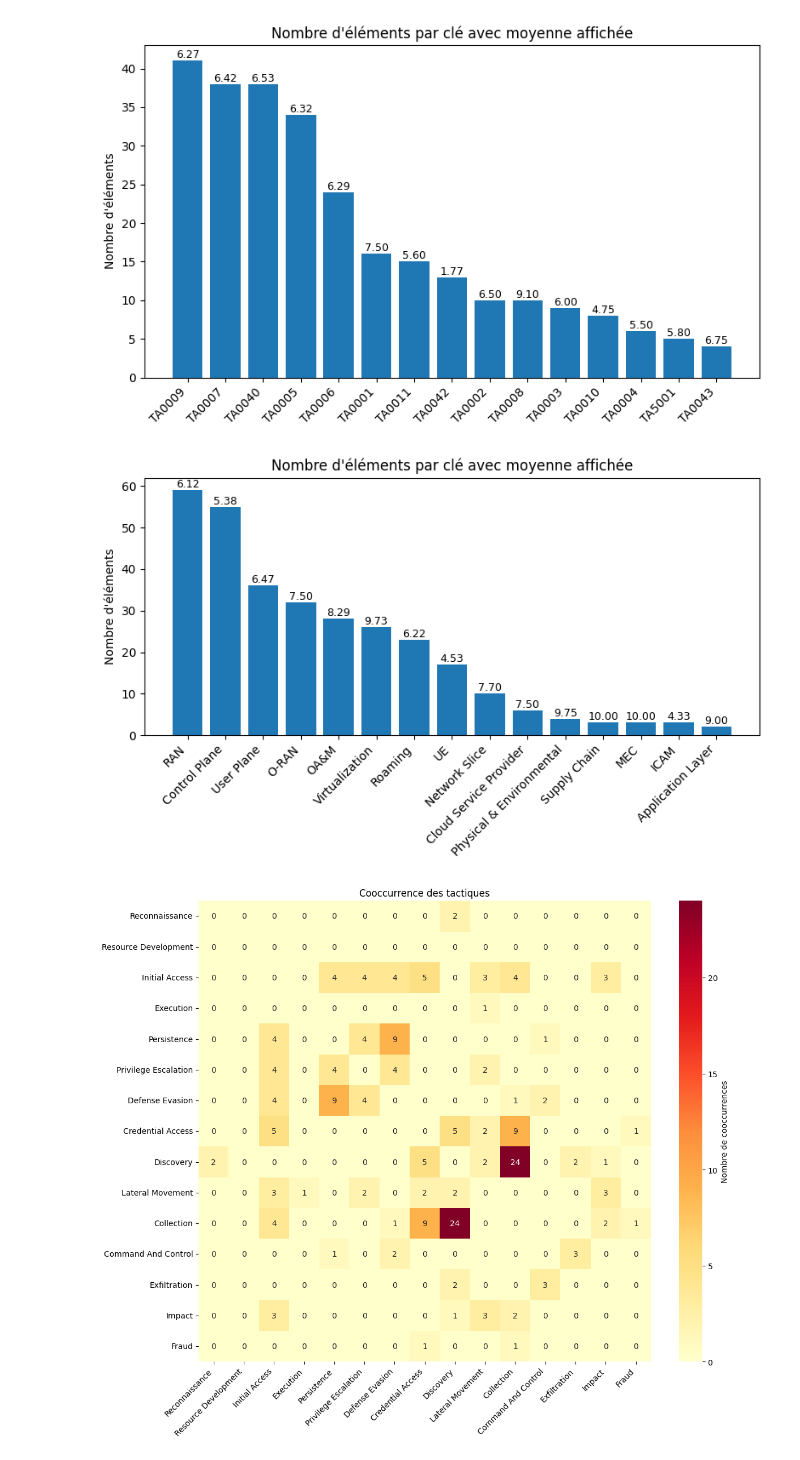
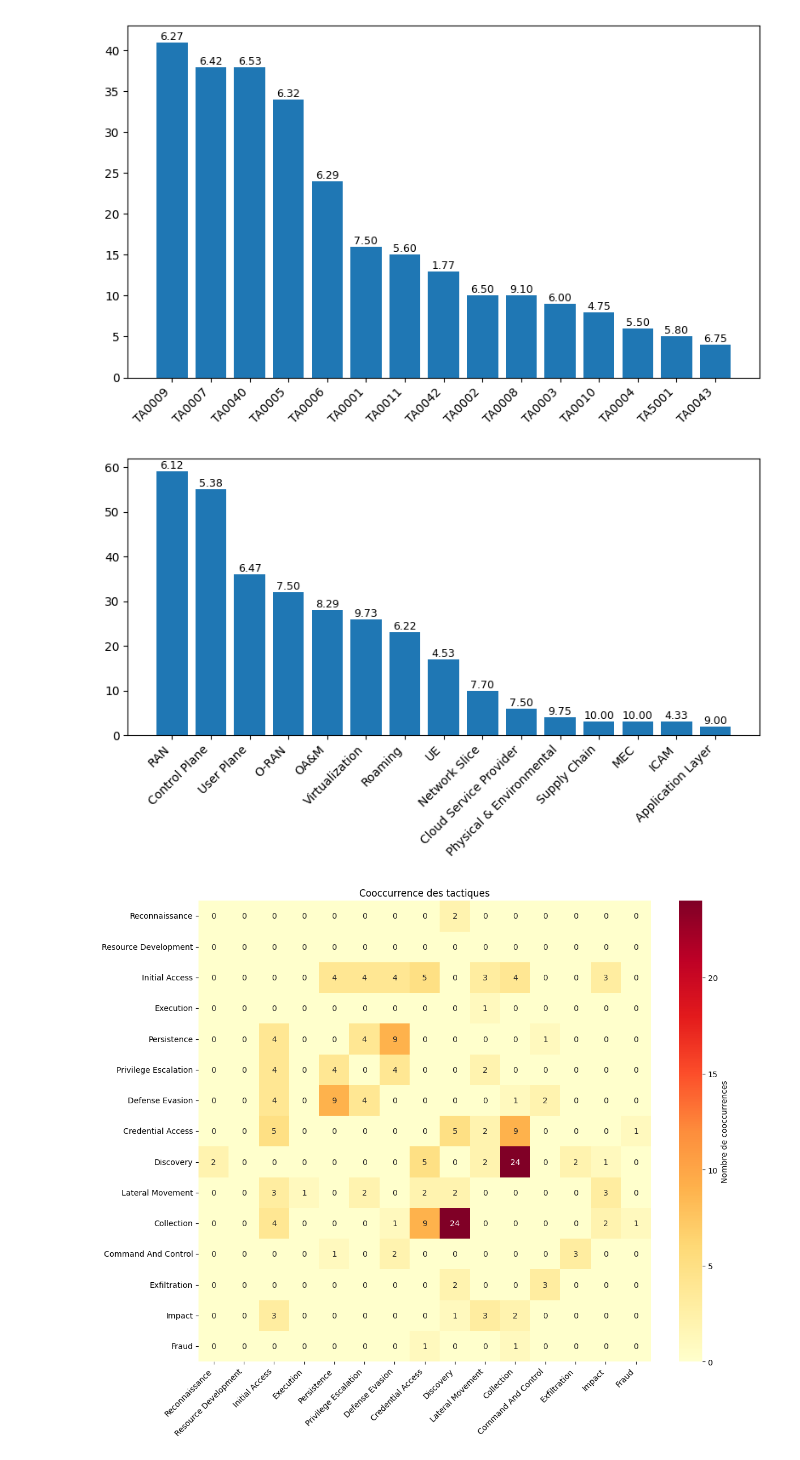
Before and after one commit to thomas-hoger/Systematic-5G-Security-Litterature-Review, a Jupyter notebook: mitre_yaml.ipynb, the cells around one changed output. Saved outputs shown, nothing was run; the diff lists cells and outputs as text; code cells hidden in the pictures.

Commit message:
figures

```diff
--- a/mitre_yaml.ipynb
+++ b/mitre_yaml.ipynb
@@ -64,36 +64,36 @@ import matplotlib.pyplot as plt
 import numpy as np
 
 sorted_items = sorted(tact_dict.items(), key=lambda x: len(x[1]), reverse=True)
 
 # Calcul du nombre d'éléments et de la moyenne pour chaque clé
 keys = [k for k, _ in sorted_items]
 counts = [len(v) for _, v in sorted_items]
 means = [np.mean(v) if len(v) > 0 else 0 for _, v in sorted_items]
 
 # Création du graphique
 fig, ax = plt.subplots(figsize=(8, 5))
 bars = ax.bar(keys, counts)
 
 # Ajouter la moyenne au-dessus de chaque barre
 for bar, mean in zip(bars, means):
     ax.text(
         bar.get_x() + bar.get_width()/2,       # position x
         bar.get_height(),                      # position y
         f"{mean:.2f}",                    # texte
         ha='center', va='bottom', fontsize=9
     )
 
 # Options esthétiques
-ax.set_ylabel("Nombre d'éléments")
-ax.set_title("Nombre d'éléments par clé avec moyenne affichée")
+# ax.set_ylabel("Number of techniques")
+# ax.set_title("Nombre d'éléments par clé avec moyenne affichée")
 
 plt.xticks(rotation=45, ha='right')
 
 
 plt.tight_layout()
 plt.show()
 # %% [output]
-[figure, old version]
+[figure, new version]
 # %%
 segment_dict = {}
 
@@ -133,8 +133,8 @@ for bar, mean in zip(bars, means):
     )
 
 # Options esthétiques
-ax.set_ylabel("Nombre d'éléments")
-ax.set_title("Nombre d'éléments par clé avec moyenne affichée")
+# ax.set_ylabel("Nombre d'éléments")
+# ax.set_title("Nombre d'éléments par clé avec moyenne affichée")
 
 plt.xticks(rotation=45, ha='right')
 
@@ -142,7 +142,7 @@ plt.xticks(rotation=45, ha='right')
 plt.tight_layout()
 plt.show()
 # %% [output]
-[figure, old version]
+[figure, new version]
 # %%
 import pandas as pd
 import numpy as np
```
Also changed, not shown: 3 other files.
